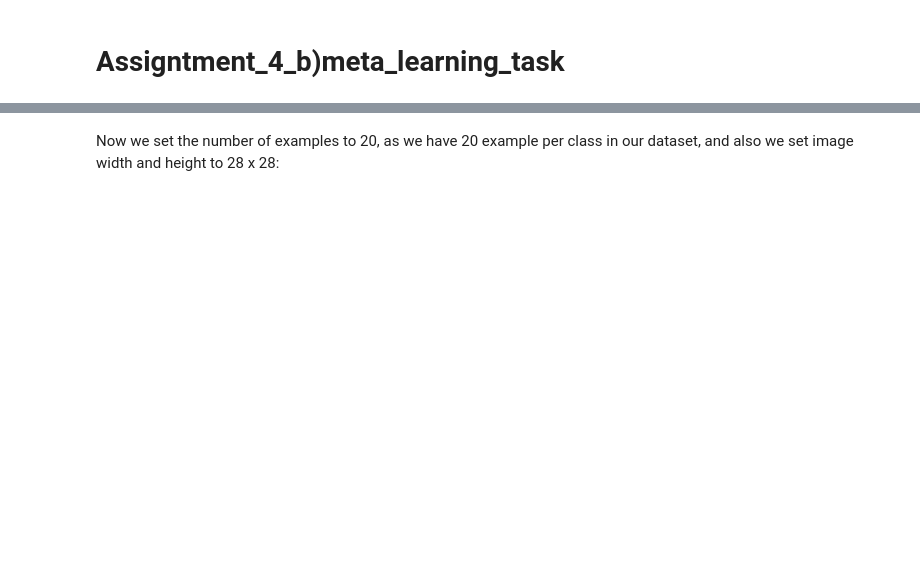
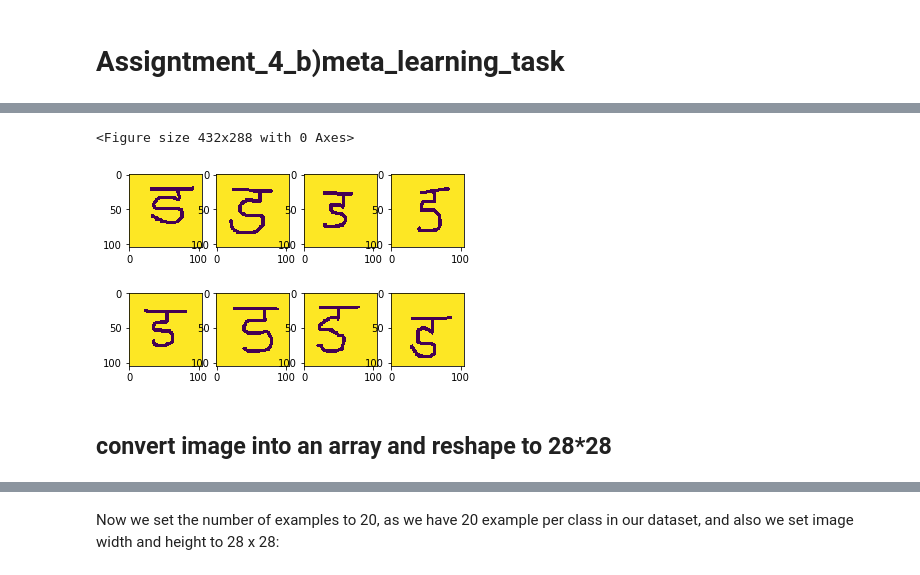
Before and after one commit to zjzsu2000/CMPE297_Sec49AdvanceDL, a Jupyter notebook: Assignment_4/Assignment_4_b)meta_learning_task.ipynb, the cells around one changed output, grey strips where cells are left out. Saved outputs shown, nothing was run; the diff lists cells and outputs as text; code cells hidden in the pictures; blank space fills up the shorter version.

```diff
--- a/Assignment_4/Assignment_4_b)meta_learning_task.ipynb
+++ b/Assignment_4/Assignment_4_b)meta_learning_task.ipynb
@@ -49,0 +71,11 @@ no_of_classes = len(train_classes)
+# %%
+plt.figure()
+f, axarr = plt.subplots(2,4)
+for i in range(8):
+  img = mpimg.imread('data/images/Sanskrit/character13/0863_0'+str(i+1)+'.png')
+  axarr[i/4,i%4].imshow(img)
+# %% [output]
+<Figure size 432x288 with 0 Axes>
+[figure, added]
+# %% [markdown]
+## convert image into an array and reshape to 28*28
```
Also changed, not shown: parts of 66 cells of this notebook.
